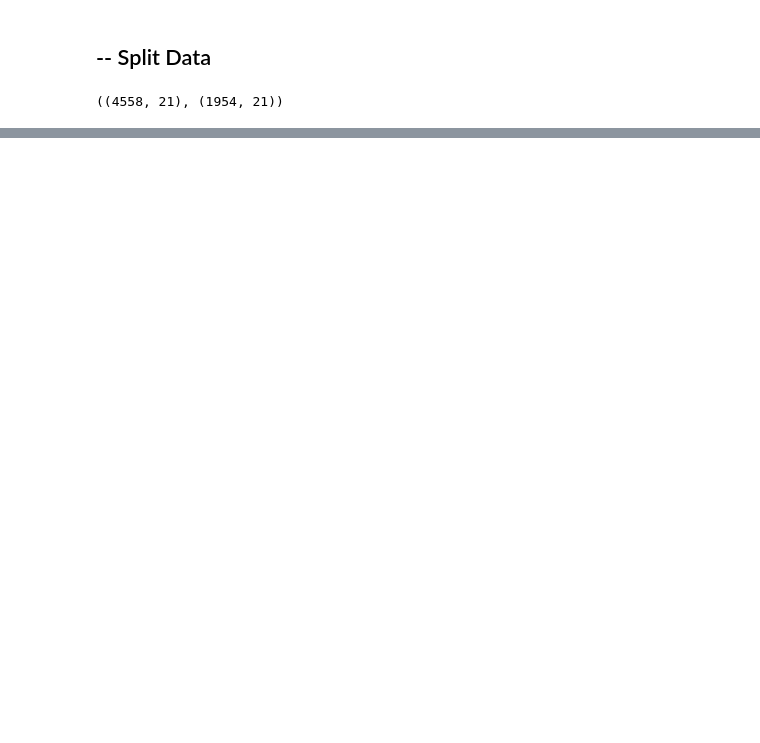
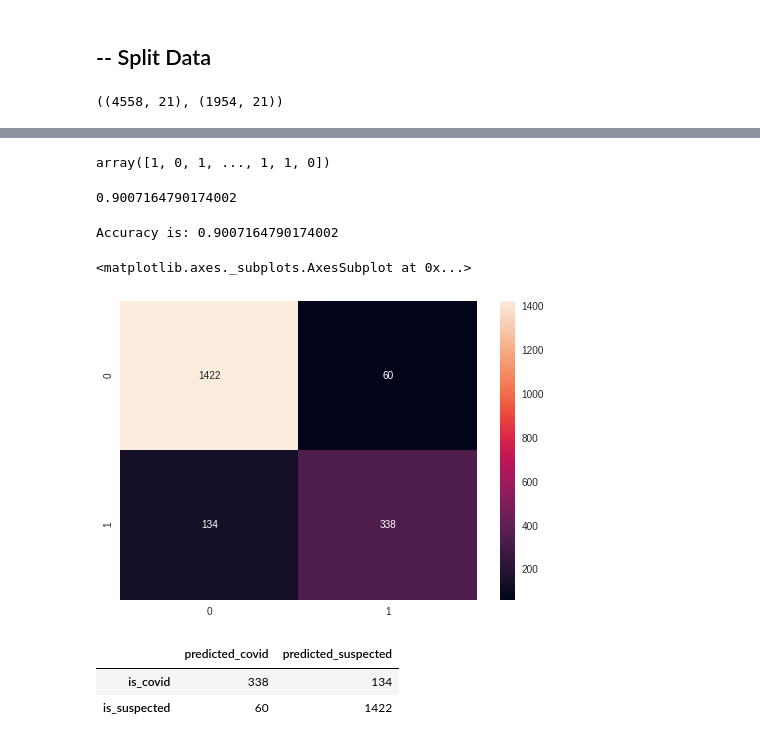
Before and after one commit to DocBot-Bangkit-2021/DocBot-MachineLearningModels, a Jupyter notebook: Covid-19/Covid19_Baseline_Model.ipynb, the cells around one changed output, grey strips where cells are left out. Cells and saved outputs as stored; diff of their text form; code cells hidden in the pictures; blank space fills up the shorter version.

```diff
--- a/Covid-19/Covid19_Baseline_Model.ipynb
+++ b/Covid-19/Covid19_Baseline_Model.ipynb
@@ -424,0 +544,2 @@ y_validate.count()
+# %%
+predictions = model.predict(X_validate)
@@ -424,0 +564,13 @@ y_validate.count()
+# %%
+y_pred = np.argmax(predictions, axis=1)
+y_validate = np.argmax(y_validate.values, axis=1)
+# %%
+y_validate
+# %% [output]
+array([1, 0, 1, ..., 1, 1, 0])
+# %%
+from sklearn.metrics import accuracy_score
+
+accuracy_score(y_validate, y_pred)
+# %% [output]
+0.9007164790174002
@@ -424,0 +580,9 @@ y_validate.count()
+# %%
+ac= accuracy_score(y_validate, y_pred)
+print('Accuracy is:', ac)
+cm = confusion_matrix(y_validate, y_pred)
+sns.heatmap(cm,annot=True,fmt='d')
+# %% [output]
+Accuracy is: 0.9007164790174002
+<matplotlib.axes._subplots.AxesSubplot at 0x...>
+[figure, added]
@@ -424,0 +591,10 @@ y_validate.count()
+# %%
+from sklearn.metrics import classification_report, confusion_matrix
+cm = np.array(confusion_matrix(y_validate, y_pred, labels=[1,0])) # positive-1, suspected-0
+confusion = pd.DataFrame(cm, index=['is_covid', 'is_suspected'],
+                         columns=['predicted_covid', 'predicted_suspected'])
+confusion
+# %% [output]
+|  | predicted_covid | predicted_suspected |
+| is_covid | 338 | 134 |
+| is_suspected | 60 | 1422 |
```
Also changed, not shown: parts of 27 cells of this notebook.
